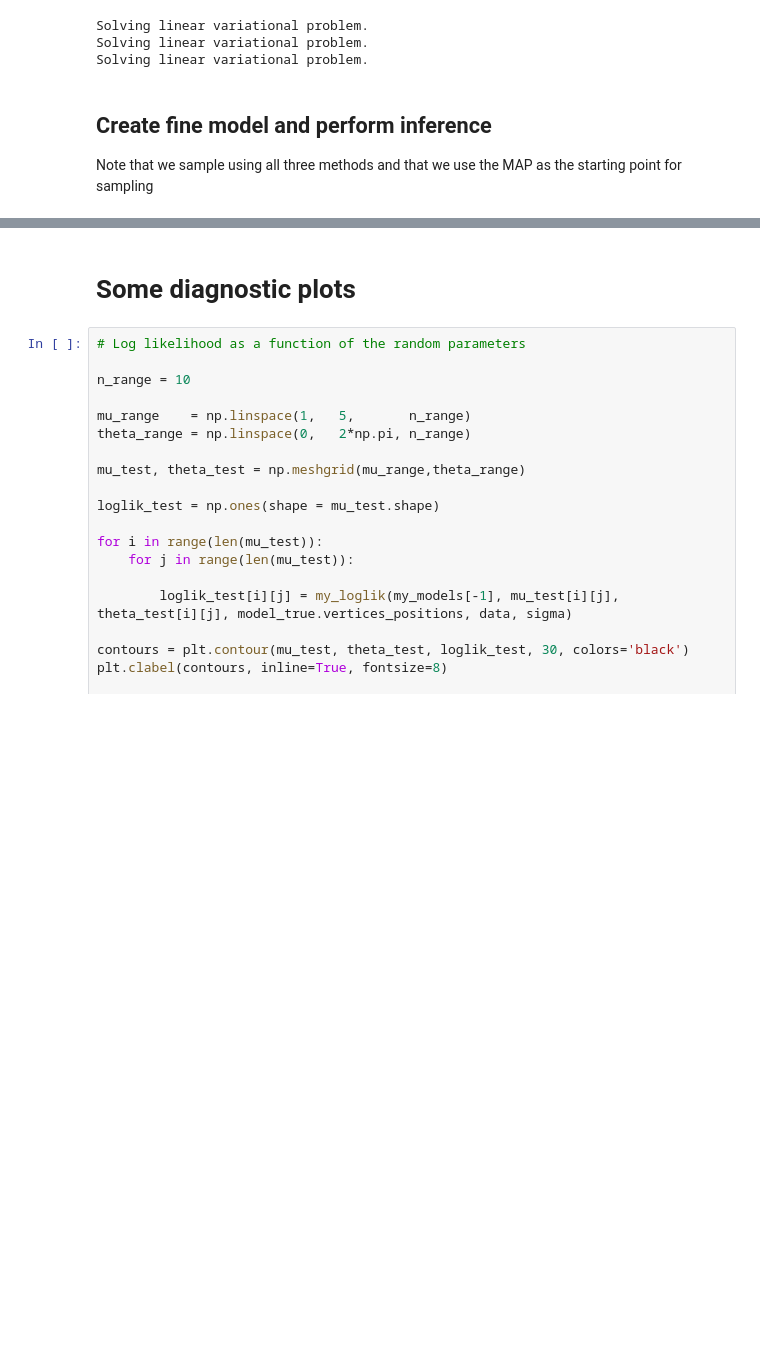
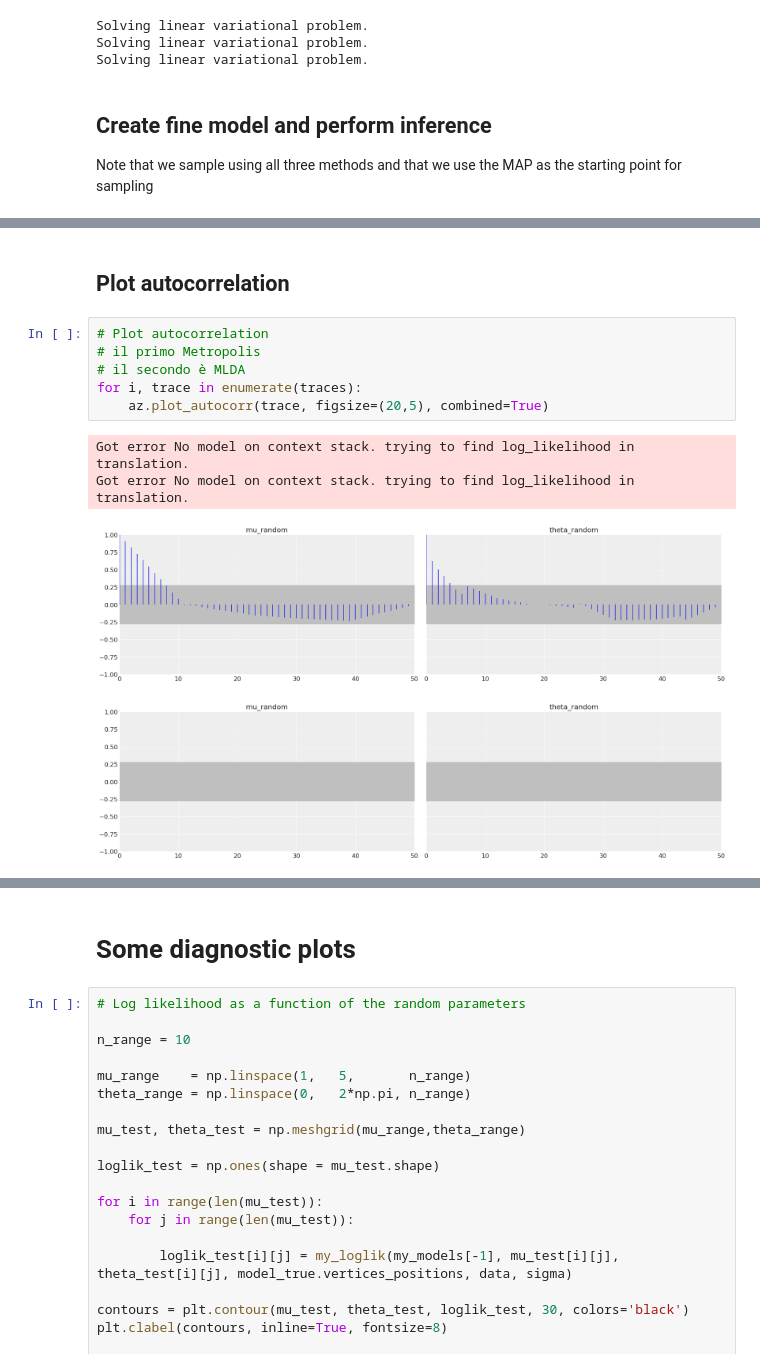
Before and after one commit to AndreBose/MLMCMC_Project, a Jupyter notebook: Comet_equation/Comet_equation_with_MLDA.ipynb, the cells around one changed output, grey strips where cells are left out. Drawn from its saved outputs; the diff is of its cells as text; blank space fills up the shorter version.

Commit message:
added MLDA ma ci mette troppo

```diff
--- a/Comet_equation/Comet_equation_with_MLDA.ipynb
+++ b/Comet_equation/Comet_equation_with_MLDA.ipynb
@@ -446,0 +597,13 @@ arviz - WARNING - Shape validation failed: input_shape: (1, 2000), minimum_shape
+# %% [markdown]
+## Plot autocorrelation
+# %%
+# Plot autocorrelation
+# il primo Metropolis
+# il secondo è MLDA
+for i, trace in enumerate(traces):
+    az.plot_autocorr(trace, figsize=(20,5), combined=True)
+# %% [output]
+Got error No model on context stack. trying to find log_likelihood in translation.
+Got error No model on context stack. trying to find log_likelihood in translation.
+[figure, added]
+[figure, added]
```
Also changed, not shown: parts of 15 cells of this notebook.
